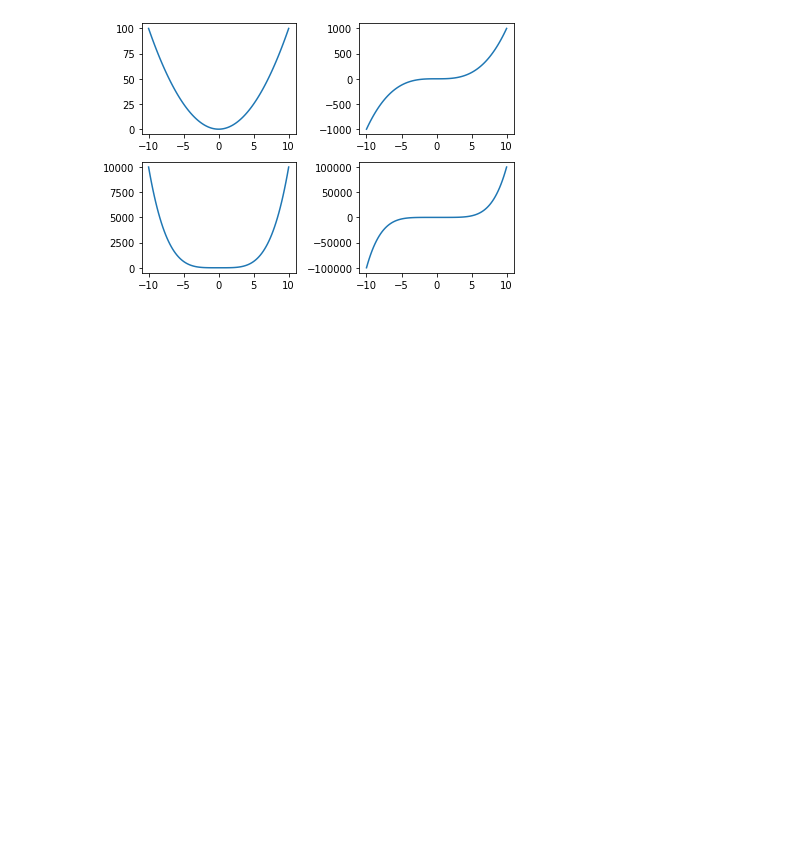
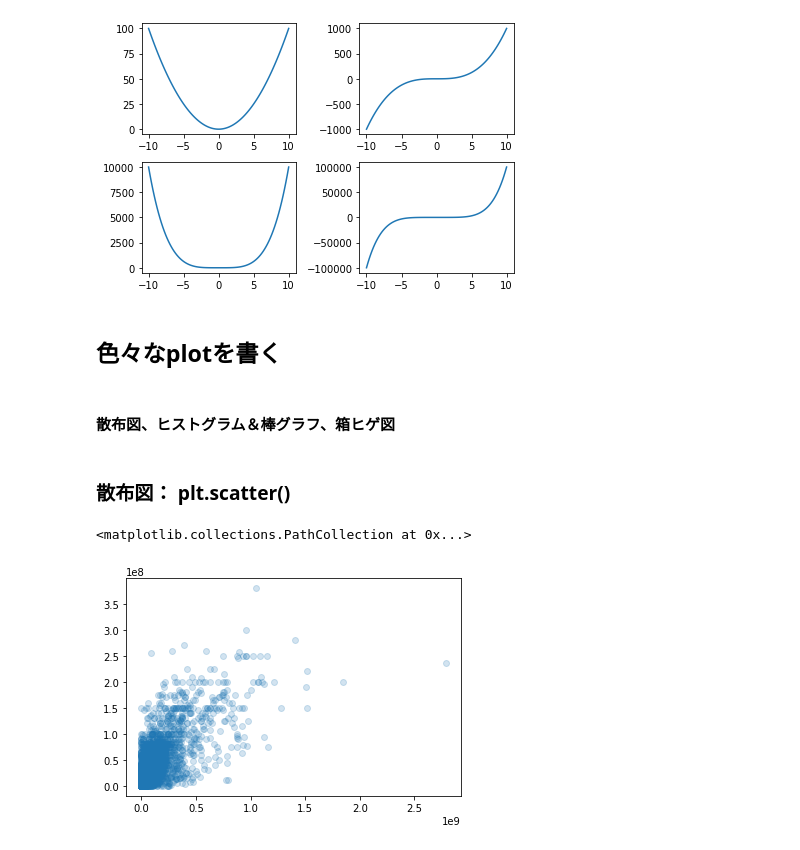
Before and after one commit to tatsu1015/python_learning, a Jupyter notebook: work/udemy_kame_python/210111_Matplotlib.ipynb, the cells around one changed output. Drawn from its saved outputs; the diff is of its cells as text; code cells hidden in the pictures; blank space fills up the shorter version.

```diff
--- a/work/udemy_kame_python/210111_Matplotlib.ipynb
+++ b/work/udemy_kame_python/210111_Matplotlib.ipynb
@@ -141,3 +141,16 @@ axes[1, 1].plot(x, x**5)
 fig.tight_layout()
 # %% [output]
 [figure]
+# %% [markdown]
+## 色々なplotを書く
+# %% [markdown]
+#### 散布図、ヒストグラム＆棒グラフ、箱ヒゲ図
+# %% [markdown]
+### 散布図： plt.scatter()
+# %%
+df = pd.read_csv('dataset/tmdb_5000_movies.csv')
+# %%
+plt.scatter(df['revenue'], df['budget'], alpha=0.2)
+# %% [output]
+<matplotlib.collections.PathCollection at 0x...>
+[figure, added]
```
Also changed, not shown: parts of 25 cells of this notebook, 4 other files.
